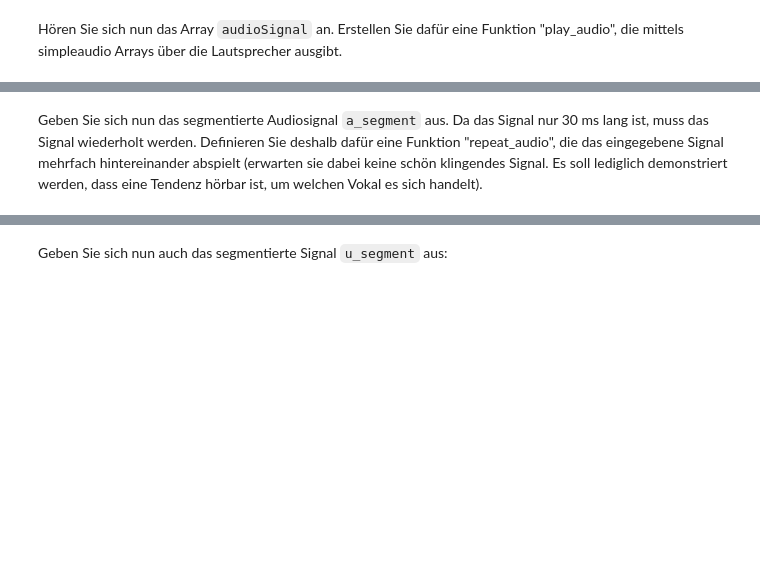
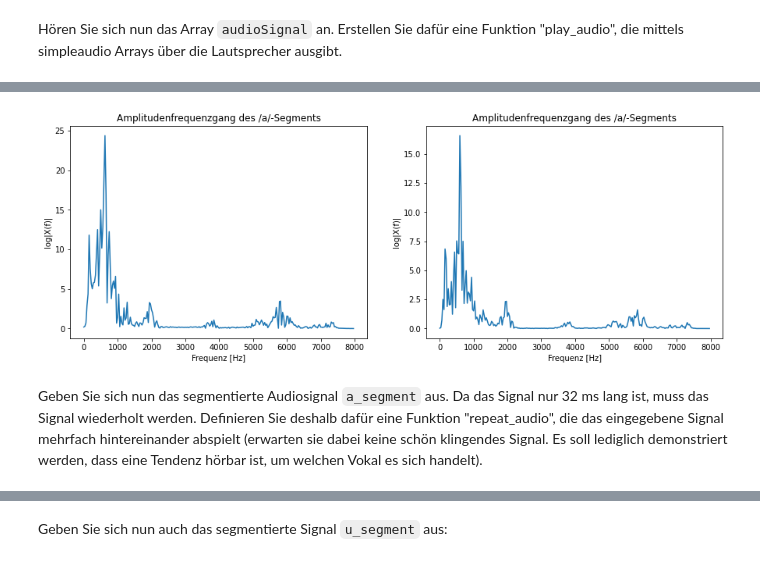
Before and after one commit to TUD-STKS/tud-sv, a Jupyter notebook: Thema-2-Messung der Übertragungsfunktion/2.2 - LPC.ipynb, the cells around one changed output, grey strips where cells are left out. Saved outputs shown, nothing was run; the diff lists cells and outputs as text; code cells hidden in the pictures; blank space fills up the shorter version.

```diff
--- a/Thema-2-Messung der Übertragungsfunktion/2.2 - LPC.ipynb
+++ b/Thema-2-Messung der Übertragungsfunktion/2.2 - LPC.ipynb
@@ -252,5 +266,26 @@ plt.show()
+# %%
+# Einstellung der
+
+aSegment_fft = scipy.fftpack.fft(a_segment, n_fft)
+aSegment_fft_win = scipy.fftpack.fft(signal.hann(a_segment.size)*a_segment, n_fft)
+
+plt.subplot(121)
+plt.title('Amplitudenfrequenzgang des /a/-Segments')
+plt.xlabel('Frequenz [Hz]')
+plt.ylabel('log|X(f)|')
+plt.plot(f_aSegment_Hz, np.abs(aSegment_fft[:len(f_aSegment_Hz)]))
+
+plt.subplot(122)
+plt.title('Amplitudenfrequenzgang des /a/-Segments')
+plt.xlabel('Frequenz [Hz]')
+plt.ylabel('log|X(f)|')
+plt.plot(f_aSegment_Hz, np.abs(aSegment_fft_win[:len(f_aSegment_Hz)]))
+plt.gcf().set_size_inches(15, 5)
+plt.show()
+# %% [output]
+[figure, added]
 # %% [markdown]
-Geben Sie sich nun das segmentierte Audiosignal `a_segment` aus. Da das Signal nur 30 ms lang ist, muss das Signal wiederholt werden. Definieren Sie deshalb dafür eine Funktion "repeat_audio", die das eingegebene Signal mehrfach hintereinander abspielt (erwarten sie dabei keine schön klingendes Signal. Es soll lediglich demonstriert werden, dass eine Tendenz hörbar ist, um welchen Vokal es sich handelt).
+Geben Sie sich nun das segmentierte Audiosignal `a_segment` aus. Da das Signal nur 32 ms lang ist, muss das Signal wiederholt werden. Definieren Sie deshalb dafür eine Funktion "repeat_audio", die das eingegebene Signal mehrfach hintereinander abspielt (erwarten sie dabei keine schön klingendes Signal. Es soll lediglich demonstriert werden, dass eine Tendenz hörbar ist, um welchen Vokal es sich handelt).
 # %%
 '''
 Definition der Funktion repeat_audio
```
Also changed, not shown: parts of 28 cells of this notebook.
